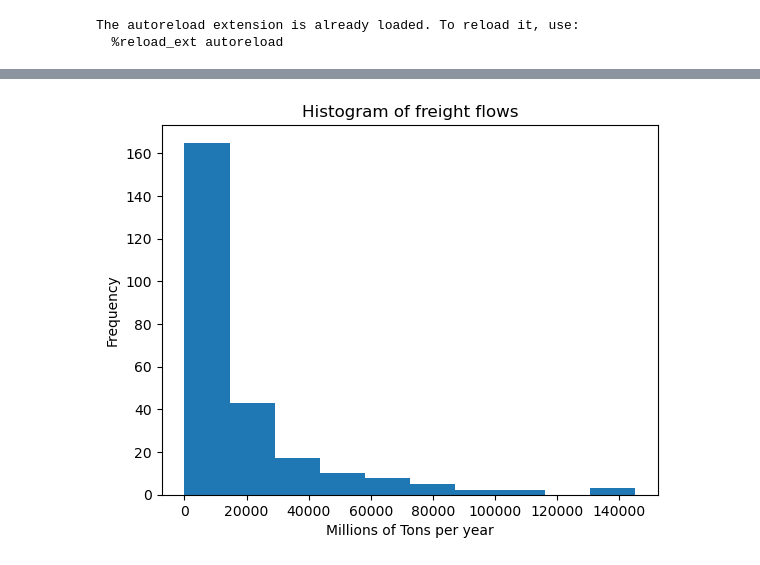
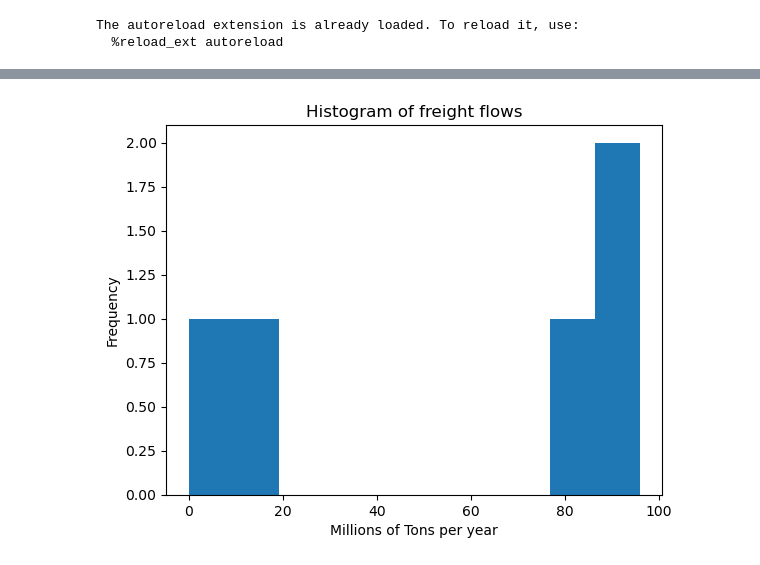
Before and after one commit to UMD-CTSM/network_flow_assignment, a Jupyter notebook: src/faf_sim.ipynb, the cells around one changed output, grey strips where cells are left out. Cells and saved outputs as stored; diff of their text form; code cells hidden in the pictures.

```diff
--- a/src/faf_sim.ipynb
+++ b/src/faf_sim.ipynb
@@ -20,10 +20,12 @@ from flow_assignment.mc_flow_assignment import sample_flows
 import geopandas as gpd
 # %%
-SIMPLE_NET = False #(421, 423, 341, 342 )
-MONTE_CARLO = True
+SIMPLE_NET =  (421, 423, 341, 342 )
+
+MONTE_CARLO = False
 MC_ITER_N = 500
-COLUMN = 'thousand tons in 2050'
-NORMAL_DIST = False
+NORMAL_DIST = True
+
+COLUMN = 'thousand tons in 2035'
 
 # Validations
 if SIMPLE_NET:
@@ -34,9 +34,7 @@ if SIMPLE_NET:
 naRailNodesDf = gpd.read_file( BASE_DIR / "inputs/NTAD_North_American_Rail_Network_Nodes")
 naRailLinesDf = gpd.read_file( BASE_DIR / "inputs/NTAD_North_American_Rail_Network_Lines")
 fafZonesDf = gpd.read_file( BASE_DIR / "inputs/2017_CFS_Metro_Areas_with_FAF").to_crs(4326)
-faf_flows = pd.read_csv(Path.cwd().parent / 'inputs/faf_freight_flow.csv' )
 fzn = FafZoneNetwork(naRailNodesDf, naRailLinesDf, fafZonesDf).setInputDfColType()
-
 if SIMPLE_NET:
   fzn.fafZonesDf = fzn.fafZonesDf.loc[fzn.fafZonesDf.FAF_Zone.isin(SIMPLE_NET)]
   faf_flows = pd.DataFrame([
@@ -46,6 +44,9 @@ if SIMPLE_NET:
   ], columns=['dms_orig', 'dms_dest', COLUMN])
   display(SIMPLE_NET)
   display(faf_flows)
+else:
+  faf_flows = pd.read_csv(Path.cwd().parent / 'inputs/faf_freight_flow.csv' )
+  display(faf_flows)
 fzn.network_weight_fn = link_weights
 railnet = fzn.createNetwork()
 # %% [output]
@@ -97,14 +99,13 @@ m = folium.Map(
   zoom_start=4,
   min_zoom=4,
   tiles='OpenStreetMap',
-  max_lat=max_lat,
-  min_lon=min_lon,
-  max_lon=max_lon,
-  min_lat=min_lat
+  # max_lat=max_lat,
+  # min_lon=min_lon,
+  # max_lon=max_lon,
+  # min_lat=min_lat
 )
 
-# m.fit_bounds([[min_lat, min_lon], [max_lat, max_lon]])
-
+m.fit_bounds([[min_lat, min_lon], [max_lat, max_lon]])
 wmax = fzn.fafZoneLinksDf['flows'].max()
 wmin = fzn.fafZoneLinksDf['flows'].min()
 def norm_w(feature):
@@ -112,6 +113,43 @@ def norm_w(feature):
 
 lineWeightMax = 4
 lineWeightMin = 0.75
+
+if True:
+  zoneDf = fzn.fafZonesDf.copy()
+  zoneDf.geometry = zoneDf.geometry.simplify(.15)
+  zoneDf[['FAF_Zone_1', 'geometry']].explore(
+    m=m,
+    column='FAF_Zone_1',
+    cmap='Greens',
+    legend=False,
+    style_kwds={'opacity':.1}
+  )
+
+if False:
+  from folium import DivIcon
+  for i, r in fzn.fafZoneLinksDf.iterrows():
+    center = r.geometry.centroid
+    folium.map.Marker(
+      [center.y, center.x],
+      icon=DivIcon(
+          icon_size=(20,150),
+          icon_anchor=(0,0),
+          html='<div style="font-size: 12px">%s</div>' % round(r.flows,4),
+        )
+    ).add_to(m)
+
+
+  for i, r in fzn.fafZoneNodesDf.iterrows():
+    center = r.geometry.centroid
+    folium.map.Marker(
+      [center.y, center.x],
+      icon=DivIcon(
+          icon_size=(20,150),
+          icon_anchor=(0,0),
+          html='<div style="font-size: 16px; font-weight: bold">%s</div>' % int(i),
+        )
+    ).add_to(m)
+
 
 fzn.fafZoneLinksDf[['FAF_Zone_1_fr', 'FAF_Zone_1_to', 'flows', 'geometry']].explore(
   m=m,
@@ -128,12 +166,14 @@ fzn.fafZoneNodesDf[['FAF_Zone_1', 'geometry']].explore(
   m=m,
   color='black'
 )
+display(m)
+if MONTE_CARLO:
+  fzn.fafZoneLinksDf['flow_df%'] = (fzn.fafZoneLinksDf['flow_df_percent'] * 100).round(2)
+fzn.fafZoneLinksDf['flowr'] = fzn.fafZoneLinksDf['flows'].round()
 
-folium.LayerControl().add_to(m)
-display(m)
 display(fzn.fafZoneLinksDf.sort_values('flows', axis=0, ascending=False).reset_index()[
-  ['FAF_Zone_1_fr', 'FAF_Zone_1_to', 'flows'] + (['flow_covs', 'flow_df', 'flow_df_percent'] if MONTE_CARLO else [])
-])
+  ['FAF_Zone_1_fr', 'FAF_Zone_1_to', 'flowr'] + (['flow_df%', 'flow_covs', 'flow_df', ] if MONTE_CARLO else [])
+].head(10))
 fzn.fafZoneLinksDf['flows'].plot(
   kind='hist',
   title='Histogram of freight flows',
@@ -144,26 +184,27 @@ plt.show()
 if MONTE_CARLO:
   from matplotlib.ticker import PercentFormatter
 
-  plot = monte_railnet_flows.sub(railnet_flows, axis=0).div(railnet_flows, axis=0).mul(100, axis=0).T.expanding().mean().mean(axis=1).plot(
+  diff_percents = monte_railnet_flows.sub(railnet_flows, axis=0).abs().div(railnet_flows, axis=0).mul(100, axis=0)
+  plot = diff_percents.T.expanding().mean().abs().mean(axis=1).plot(
     title='Monte Carlo Simulation Convergence',
     xlabel='Iterations',
     ylabel='Precent Error'
   )
   plot.yaxis.set_major_formatter(PercentFormatter())
   plt.show()
-
+  avg_diff_percents = diff_percents.mean(axis=1)
   fzn.fafZoneLinksDf.loc[~np.isfinite(fzn.fafZoneLinksDf.flow_df_percent), 'flow_df_percent'] = 0
-  plot = fzn.fafZoneLinksDf.flow_df_percent.plot(
+  plot = avg_diff_percents.plot(
     kind='hist',
     title='Histogram of flow errors in percent',
     xlabel='Percent Error'
   )
-  mean_error = fzn.fafZoneLinksDf.flow_df_percent.mean()
+  mean_error = avg_diff_percents.mean()
   plt.axvline(mean_error, color='k')
   plot.xaxis.set_major_formatter(PercentFormatter())
 
   min_ylim, max_ylim = plt.ylim()
-  plt.text(mean_error * 1.1, max_ylim*0.9, 'Mean: {:.2f}%'.format(mean_error))
+  plt.text(mean_error * 1.1, max_ylim*0.9, 'Mean: {:.4f}%'.format(mean_error))
   plt.show()
 # %% [output]
 [interactive output not drawn]
@@ -183 +217 @@ if MONTE_CARLO:
-[figure, old version]
+[figure, new version]
```
Also changed, not shown: parts of 5 cells of this notebook, 6 other files.
